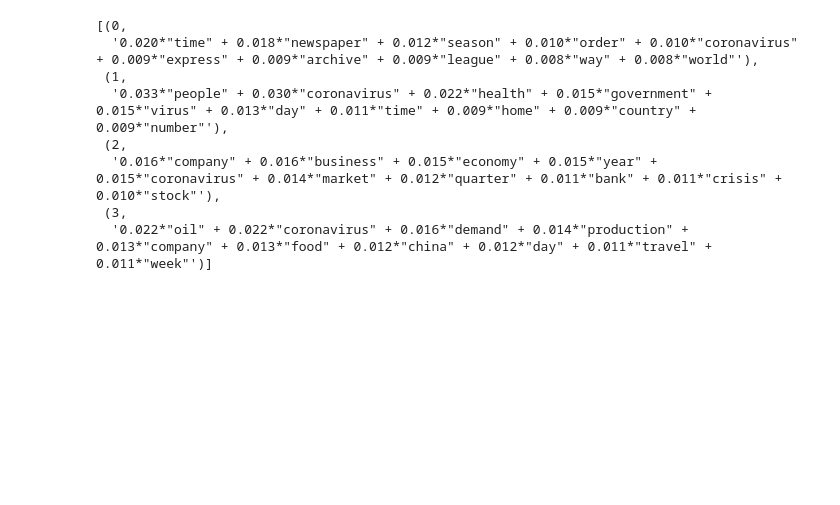
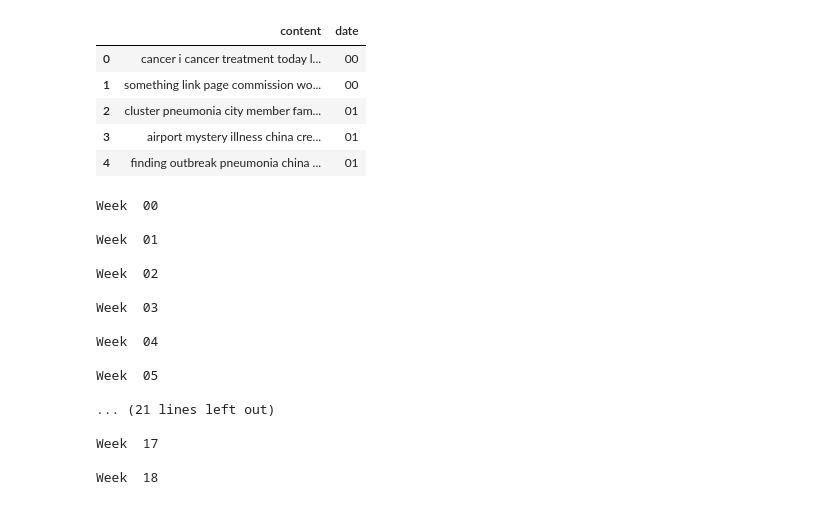
Before and after one commit to miguel2650/covid-19-research, a Jupyter notebook: 4-topic-modeling.ipynb, the cells around one changed output. Saved outputs shown, nothing was run; the diff lists cells and outputs as text; code cells hidden in the pictures; blank space fills up the shorter version.

```diff
--- a/4-topic-modeling.ipynb
+++ b/4-topic-modeling.ipynb
@@ -24,3 +0,0 @@ corpus = matutils.Sparse2Corpus(sparse_counts)
-# %%
-cv = pickle.load(open("cv_stop.pkl", "rb"))
-id2word = dict((v, k) for k, v in cv.vocabulary_.items())
@@ -159,13 +28,19 @@ ldan.print_topics()
-# %%
-# Let's try 4 topics
-ldan = models.LdaModel(corpus=corpusn, num_topics=4, id2word=id2wordn, passes=10)
-ldan.print_topics()
-# %% [output]
-[(0,
-  '0.020*"time" + 0.018*"newspaper" + 0.012*"season" + 0.010*"order" + 0.010*"coronavirus" + 0.009*"express" + 0.009*"archive" + 0.009*"league" + 0.008*"way" + 0.008*"world"'),
- (1,
-  '0.033*"people" + 0.030*"coronavirus" + 0.022*"health" + 0.015*"government" + 0.015*"virus" + 0.013*"day" + 0.011*"time" + 0.009*"home" + 0.009*"country" + 0.009*"number"'),
- (2,
-  '0.016*"company" + 0.016*"business" + 0.015*"economy" + 0.015*"year" + 0.015*"coronavirus" + 0.014*"market" + 0.012*"quarter" + 0.011*"bank" + 0.011*"crisis" + 0.010*"stock"'),
- (3,
-  '0.022*"oil" + 0.022*"coronavirus" + 0.016*"demand" + 0.014*"production" + 0.013*"company" + 0.013*"food" + 0.012*"china" + 0.012*"day" + 0.011*"travel" + 0.011*"week"')]
+# %%
+import pandas as pd
+import pickle
+
+data_nouns = pd.read_pickle('pickle/data_nouns.pkl')
+data_df = pd.read_pickle('pickle/data_df.pkl')
+
+data_nouns = data_nouns.join(data_df.date)
+
+data_nouns["date"] = pd.to_datetime(data_nouns["date"]).dt.strftime("%W")
+#data_nouns = data_nouns.groupby('date', as_index=False, sort=False).agg({'content': ' '.join})
+data_nouns.head()
+# %% [output]
+|  | content | date |
+| 0 | cancer i cancer treatment today l... | 00 |
+| 1 | something link page commission wo... | 00 |
+| 2 | cluster pneumonia city member fam... | 01 |
+| 3 | airport mystery illness china cre... | 01 |
+| 4 | finding outbreak pneumonia china ... | 01 |
@@ -171,0 +51,44 @@ ldan.print_topics()
+# %%
+ldas = dict()
+
+for week in data_nouns.date.unique():
+
+    # CountVectorizer will create a matrix of how many times each word has been mentioned.
+    # The stop_words parameter will remove uninformative words such as 'him','her','the'.
+    cv = CountVectorizer(stop_words='english')
+    data_cv = cv.fit_transform(data_nouns[data_nouns.date == week].content)
+
+    # Creating a new dataframe where columns is the newly found feature names.
+    data_dtm = pd.DataFrame(data_cv.toarray(), columns=cv.get_feature_names())
+    data_dtm.index = data_nouns[data_nouns.date == week].index
+
+    # One of the required inputs is a term-document matrix
+    tdm = data_dtm.transpose()
+
+    # We're going to put the term-document matrix into a new gensim format, from df --> sparse matrix --> gensim corpus
+    sparse_counts = scipy.sparse.csr_matrix(tdm)
+    corpus = matutils.Sparse2Corpus(sparse_counts)
+
+    id2word = dict((v, k) for k, v in cv.vocabulary_.items())
+
+    # LDA for num_topics
+    ldas[week] = models.LdaModel(corpus=corpus, id2word=id2word, num_topics=5, passes=10)
+    print('\nWeek ', week)
+# %% [output]
+Week  00
+
+Week  01
+
+Week  02
+
+Week  03
+
+Week  04
+
+Week  05
+
+... (21 lines left out)
+
+Week  17
+
+Week  18
```
Also changed, not shown: parts of 16 cells of this notebook, 1 other file.
